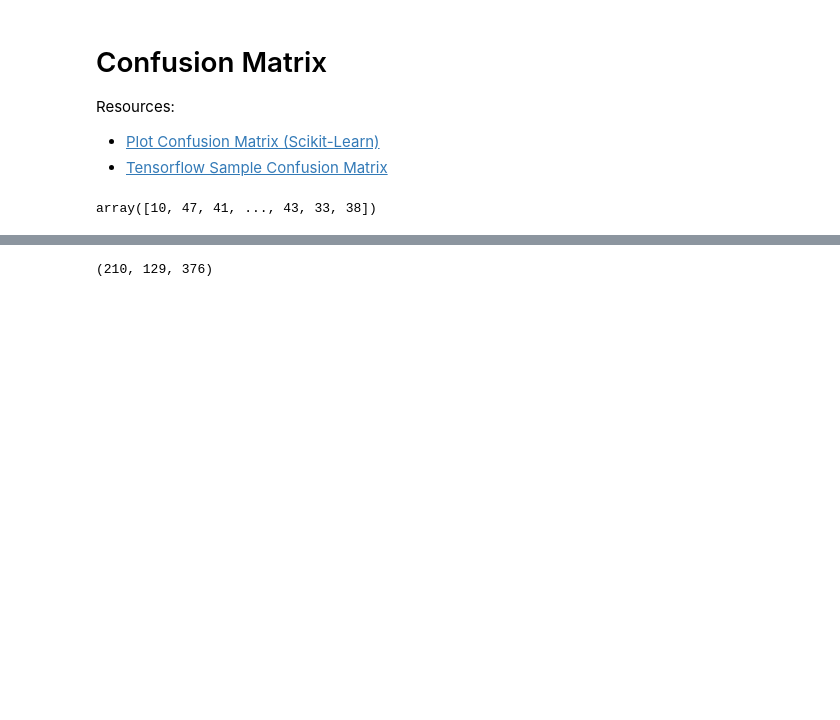
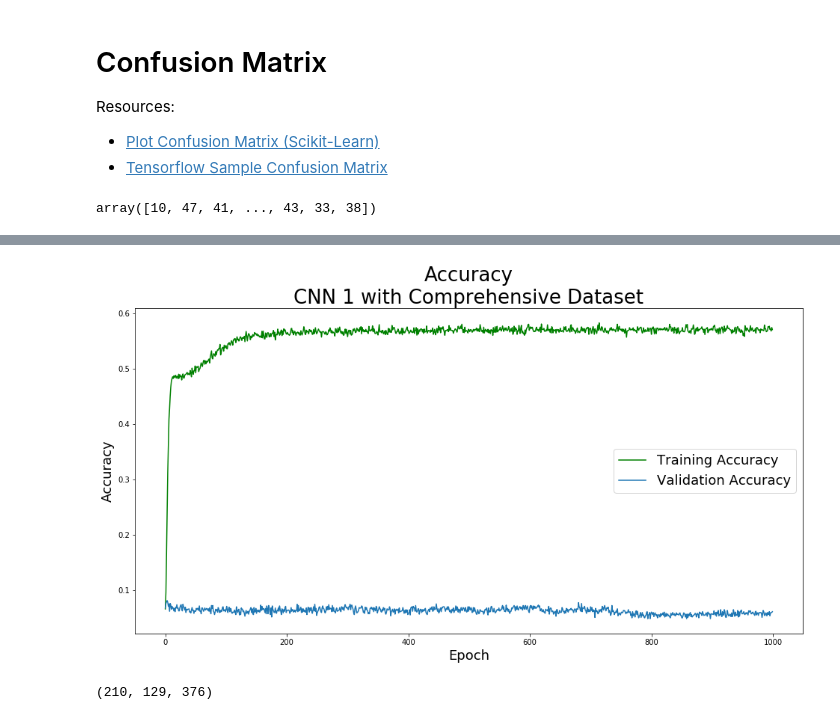
Before and after one commit to cshawnkeech/rainforest_audio, a Jupyter notebook: notebooks/2-2_inital_model.ipynb, the cells around one changed output, grey strips where cells are left out. Saved outputs shown, nothing was run; the diff lists cells and outputs as text; code cells hidden in the pictures; blank space fills up the shorter version.

```diff
--- a/notebooks/2-2_inital_model.ipynb
+++ b/notebooks/2-2_inital_model.ipynb
@@ -631,3 +639,23 @@ plt.show()
+# %%
+metrics = cnn_1_history.history
+
+plt.figure(figsize=(16, 8))
+plt.plot(cnn_1_history.epoch, metrics['accuracy'], color='g')
+plt.plot(cnn_1_history.epoch, metrics['val_accuracy'])
+
+
+plt.title('Accuracy\nCNN 1 with Comprehensive Dataset', fontsize=26)
+
+plt.legend(['Training Accuracy', 'Validation Accuracy'], fontsize=18)
+plt.ylabel('Accuracy', fontsize=18)
+plt.xlabel('Epoch', fontsize=18)
+
+
+# plt.savefig('../img/comp_1_1000/accuracy_model_cnn_comp_1_1000',
+#             bbox_inches='tight')
+plt.show()
+# %% [output]
+[figure, added]
 # %%
 sub_X_test.iloc[0]
 np.array(sub_X_test.to_list()).shape
```
Also changed, not shown: parts of 4 cells of this notebook, 1 other file.
